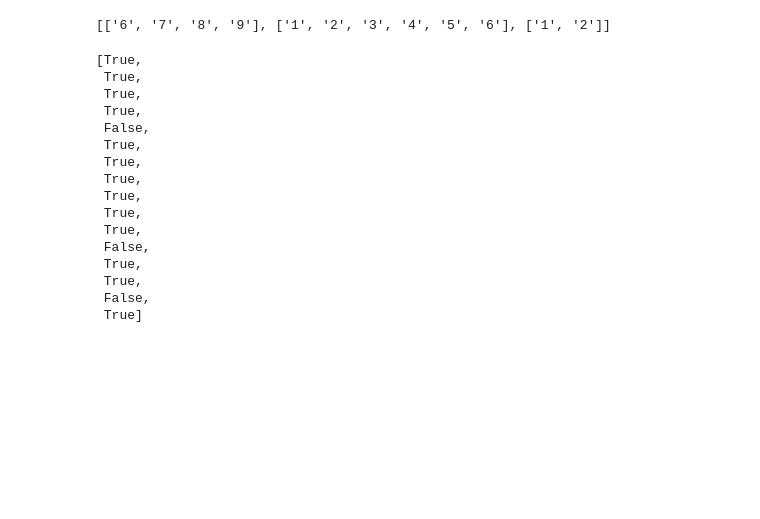
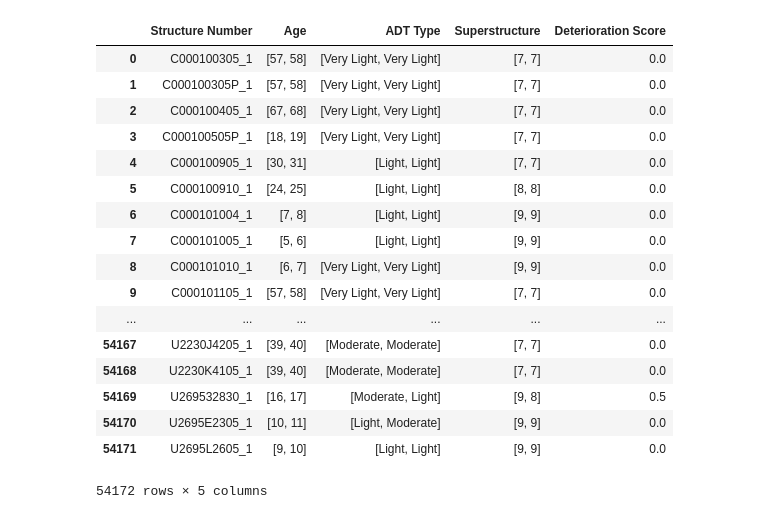
Before and after one commit to kaleoyster/thesis, a Jupyter notebook: methods/weighted-average-slope.ipynb, the cells around one changed output. Saved outputs shown, nothing was run; the diff lists cells and outputs as text; code cells hidden in the pictures; blank space fills up the shorter version.

Commit message:
added functions for separting records by intervention and then computing slope

```diff
--- a/methods/weighted-average-slope.ipynb
+++ b/methods/weighted-average-slope.ipynb
@@ -375,42 +470,28 @@ createProfile(s)
-# %%
-data = ['6','7','8','9','1','2','3','4','5','6','1','2','1']
-profile = [True, True, True, True, False, True, True, True, True, True, True, False, True, True, False, True]
-
-
-## 2nd in sequence
-def splitBridgeRecords(data, profile):
-    counter = 0
-    main_list = []
-    temp_list = []
-    for bval in profile:
-        if bval == True:
-            temp_list.append(data[counter])
-            counter  = counter + 1
-        else:
-            main_list.append(temp_list)
-            temp_list = []
-    return main_list
-
-
-splitBridgeRecords(data, profile)
-# %% [output]
-[['6', '7', '8', '9'], ['1', '2', '3', '4', '5', '6'], ['1', '2']]
-# %%
-for t in survet
-# %% [output]
-[True,
- True,
- True,
- True,
- False,
- True,
- True,
- True,
- True,
- True,
- True,
- False,
- True,
- True,
- False,
- True]
+# %%
+age_flat_list = survey_timeseries_df['Age'].tolist()
+superstructure_flat_list = survey_timeseries_df['Superstructure'].tolist()
+# %%
+slopes = computeSlope(age_flat_list,superstructure_flat_list)
+# %%
+survey_timeseries_df['Deterioration Score'] = slopes
+# %%
+survey_timeseries_df
+# %% [output]
+|  | Structure Number | Age | ADT Type | Superstructure | Deterioration Score |
+| 0 | C000100305_1 | [57, 58] | [Very Light, Very Light] | [7, 7] | 0.0 |
+| 1 | C000100305P_1 | [57, 58] | [Very Light, Very Light] | [7, 7] | 0.0 |
+| 2 | C000100405_1 | [67, 68] | [Very Light, Very Light] | [7, 7] | 0.0 |
+| 3 | C000100505P_1 | [18, 19] | [Very Light, Very Light] | [7, 7] | 0.0 |
+| 4 | C000100905_1 | [30, 31] | [Light, Light] | [7, 7] | 0.0 |
+| 5 | C000100910_1 | [24, 25] | [Light, Light] | [8, 8] | 0.0 |
+| 6 | C000101004_1 | [7, 8] | [Light, Light] | [9, 9] | 0.0 |
+| 7 | C000101005_1 | [5, 6] | [Light, Light] | [9, 9] | 0.0 |
+| 8 | C000101010_1 | [6, 7] | [Very Light, Very Light] | [9, 9] | 0.0 |
+| 9 | C000101105_1 | [57, 58] | [Very Light, Very Light] | [7, 7] | 0.0 |
+| ... | ... | ... | ... | ... | ... |
+| 54167 | U2230J4205_1 | [39, 40] | [Moderate, Moderate] | [7, 7] | 0.0 |
+| 54168 | U2230K4105_1 | [39, 40] | [Moderate, Moderate] | [7, 7] | 0.0 |
+| 54169 | U269532830_1 | [16, 17] | [Moderate, Light] | [9, 8] | 0.5 |
+| 54170 | U2695E2305_1 | [10, 11] | [Light, Moderate] | [9, 9] | 0.0 |
+| 54171 | U2695L2605_1 | [9, 10] | [Light, Light] | [9, 9] | 0.0 |
+54172 rows × 5 columns
```
Also changed, not shown: parts of 6 cells of this notebook, 1 other file.
